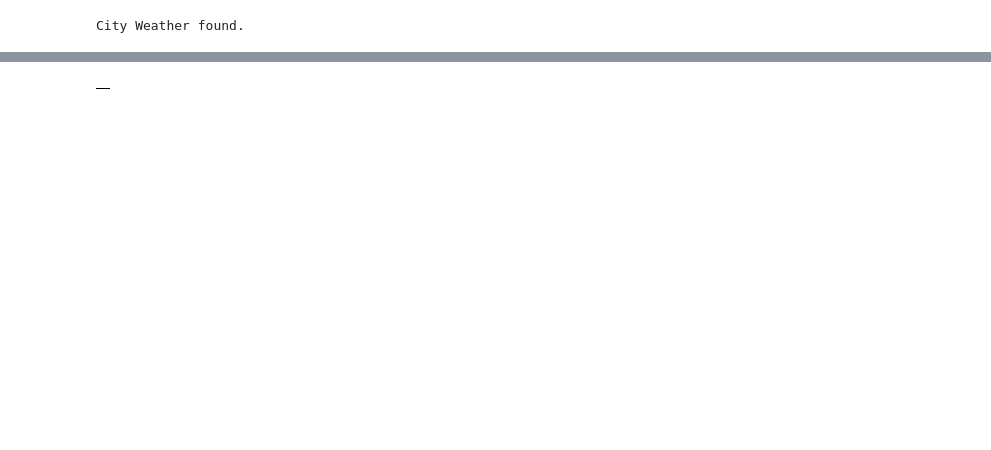
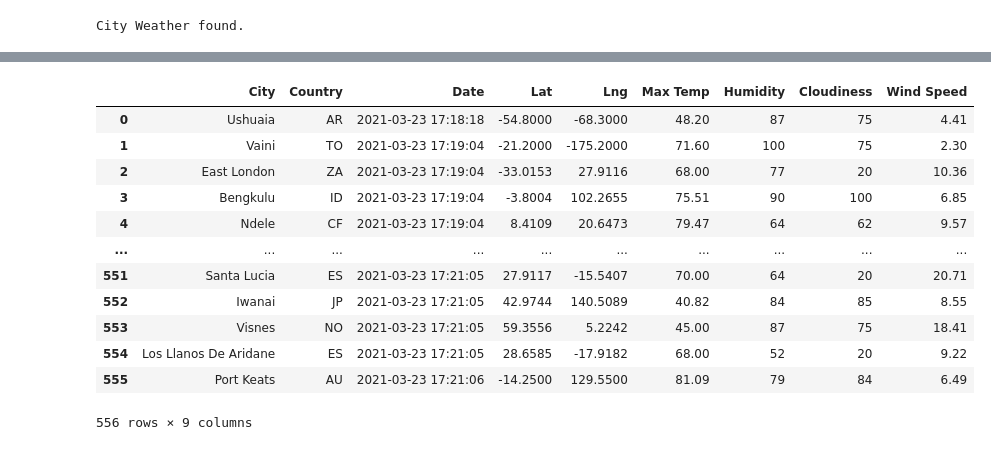
Before and after one commit to Habtamu-ai/World_Weather_Analysis, a Jupyter notebook: WeatherPy.ipynb, the cells around one changed output, grey strips where cells are left out. Cells and saved outputs as stored; diff of their text form; code cells hidden in the pictures; blank space fills up the shorter version.

```diff
--- a/WeatherPy.ipynb
+++ b/WeatherPy.ipynb
@@ -209,9 +225,22 @@ IndentationError: unexpected indent (<ipython-input-54-5cb2d3a5a297>, line 3)
-# %%
-# Convert the array of dictionaries to a Pandas DataFrame.
-city_data_df = pd.DataFrame(city_data)
-city_data_df.head(10)
-# %% [output]
-|  |
+# %%
+# rearrange the column
+new_column_order = ["City","Country","Date","Lat","Lng","Max Temp","Humidity","Cloudiness","Wind Speed"]
+city_data_df = city_data_df[new_column_order]
+city_data_df
+# %% [output]
+|  | City | Country | Date | Lat | Lng | Max Temp | Humidity | Cloudiness | Wind Speed |
+| 0 | Ushuaia | AR | 2021-03-23 17:18:18 | -54.8000 | -68.3000 | 48.20 | 87 | 75 | 4.41 |
+| 1 | Vaini | TO | 2021-03-23 17:19:04 | -21.2000 | -175.2000 | 71.60 | 100 | 75 | 2.30 |
+| 2 | East London | ZA | 2021-03-23 17:19:04 | -33.0153 | 27.9116 | 68.00 | 77 | 20 | 10.36 |
+| 3 | Bengkulu | ID | 2021-03-23 17:19:04 | -3.8004 | 102.2655 | 75.51 | 90 | 100 | 6.85 |
+| 4 | Ndele | CF | 2021-03-23 17:19:04 | 8.4109 | 20.6473 | 79.47 | 64 | 62 | 9.57 |
+| ... | ... | ... | ... | ... | ... | ... | ... | ... | ... |
+| 551 | Santa Lucia | ES | 2021-03-23 17:21:05 | 27.9117 | -15.5407 | 70.00 | 64 | 20 | 20.71 |
+| 552 | Iwanai | JP | 2021-03-23 17:21:05 | 42.9744 | 140.5089 | 40.82 | 84 | 85 | 8.55 |
+| 553 | Visnes | NO | 2021-03-23 17:21:05 | 59.3556 | 5.2242 | 45.00 | 87 | 75 | 18.41 |
+| 554 | Los Llanos De Aridane | ES | 2021-03-23 17:21:05 | 28.6585 | -17.9182 | 68.00 | 52 | 20 | 9.22 |
+| 555 | Port Keats | AU | 2021-03-23 17:21:06 | -14.2500 | 129.5500 | 81.09 | 79 | 84 | 6.49 |
+556 rows × 9 columns
 # %%
 # Create the output file (CSV).
 output_data_file = "weather_data/cities.csv"
```
Also changed, not shown: parts of 14 cells of this notebook, 1 other file.
